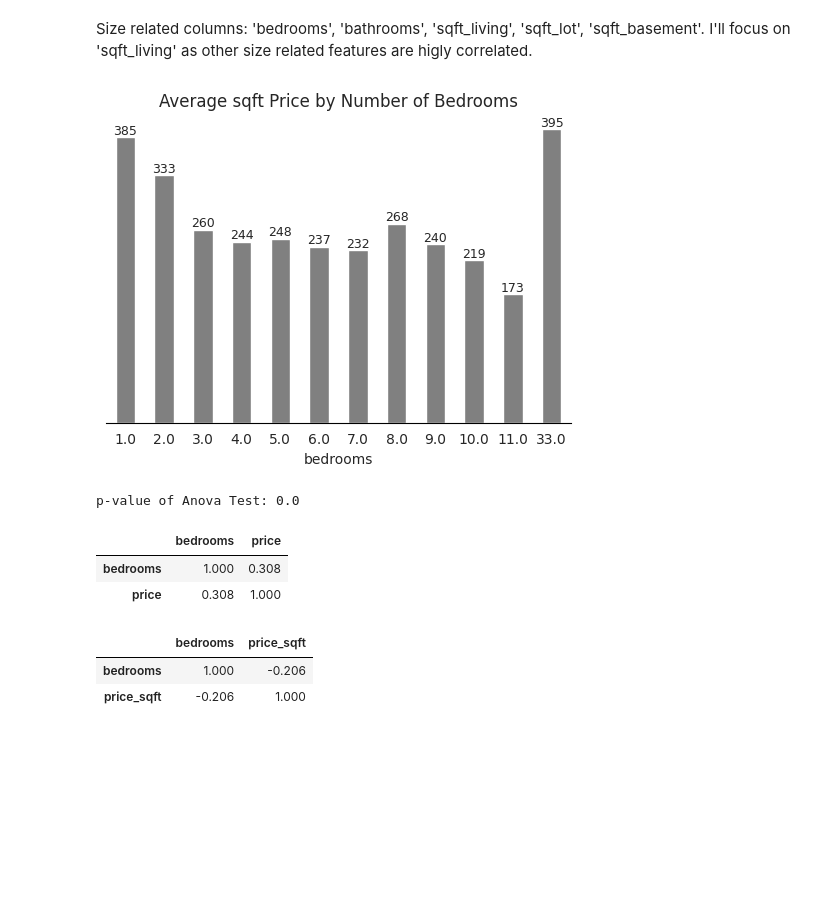
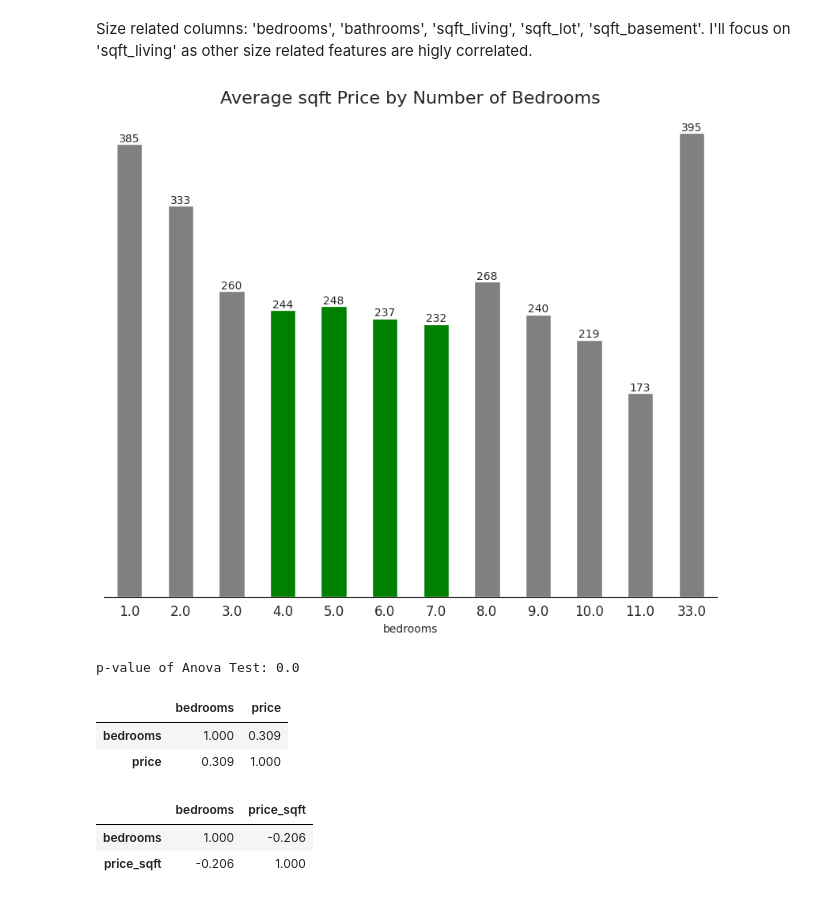
Before and after one commit to ozzienobayrak/housing_market, a Jupyter notebook: housingmarket_project.ipynb, the cells around one changed output. Saved outputs shown, nothing was run; the diff lists cells and outputs as text; code cells hidden in the pictures; blank space fills up the shorter version.

```diff
--- a/housingmarket_project.ipynb
+++ b/housingmarket_project.ipynb
@@ -662,8 +668,6 @@ df.loc[df['grade']==3]
 1 rows × 26 columns
 # %%
 df_or = df.copy() #made a copy before dropping data
-# %%
-df = df[df['grade'] != 3]
 # %%
 df['grade'].value_counts().sort_index()
 # %% [output]
@@ -724,2 +729,2 @@ df['price_sqft'].mean()
 # %%
-df=df[df['condition'] != 1] #filtering rows with condition=1
+df1=df[df['condition'] != 1] #filtering rows with condition=1
@@ -1035,34 +1084,34 @@ Size related columns: 'bedrooms', 'bathrooms', 'sqft_living', 'sqft_lot', 'sqft_
 # %%
 # Bar chart Average sqr price for number of bedrooms
 
 avg_values = df.groupby('bedrooms')['price_sqft'].mean()
 
 # Create custom colors: first two green, rest gray
-#colors = ['green' if i < 2 else 'lightgray' for i in range(len(avg_values))]
+colors = ['green' if i >2 and i<7  else 'gray' for i in range(len(avg_values))]
 
 # Plot
-fig, ax = plt.subplots(figsize=(6,4))
-avg_values.plot(kind='bar', color='gray', ax=ax)
+fig, ax = plt.subplots(figsize=(10,8))
+avg_values.plot(kind='bar', color=colors, ax=ax)
 
 # ---- Remove borders (spines) ----
 ax.spines['right'].set_visible(False)
 ax.spines['top'].set_visible(False)
 ax.spines['left'].set_visible(False)
 # ---- Remove y-axis ticks ----
 ax.set_yticks([])
 
 # ---- Data labels on top of bars ----
 for i, v in enumerate(avg_values):
-    ax.text(i, v, f"{v:.0f}", ha='center', va='bottom', fontsize=9)
+    ax.text(i, v, f"{v:.0f}", ha='center', va='bottom', fontsize=10)
 
-plt.title("Average sqft Price by Number of Bedrooms")
+plt.title("Average sqft Price by Number of Bedrooms", size=16)
 #plt.xlabel("Number of bedrooms")
-plt.xticks(rotation=0)
+plt.xticks(rotation=0, size=12)
 plt.grid(False)
-
+plt.savefig("avgprice_bedrooms_barchart.png", dpi=300, bbox_inches='tight')
 plt.show()
 # %% [output]
-[figure, old version]
+[figure, new version]
 # %%
 anova_living_price=anova_pvalue(df,'bedrooms', 'price_sqft')
 print(f'p-value of Anova Test: {anova_living_price}')
@@ -1075,8 +1124,8 @@ p-value of Anova Test: 0.0
 df[['bedrooms', 'price']].corr() #as expected
 # %% [output]
 |  | bedrooms | price |
-| bedrooms | 1.000 | 0.308 |
-| price | 0.308 | 1.000 |
+| bedrooms | 1.000 | 0.309 |
+| price | 0.309 | 1.000 |
 # %%
 df[['bedrooms', 'price_sqft']].corr()
 #as it is a city and location and other factors can become more important
```
Also changed, not shown: parts of 18 cells of this notebook.
